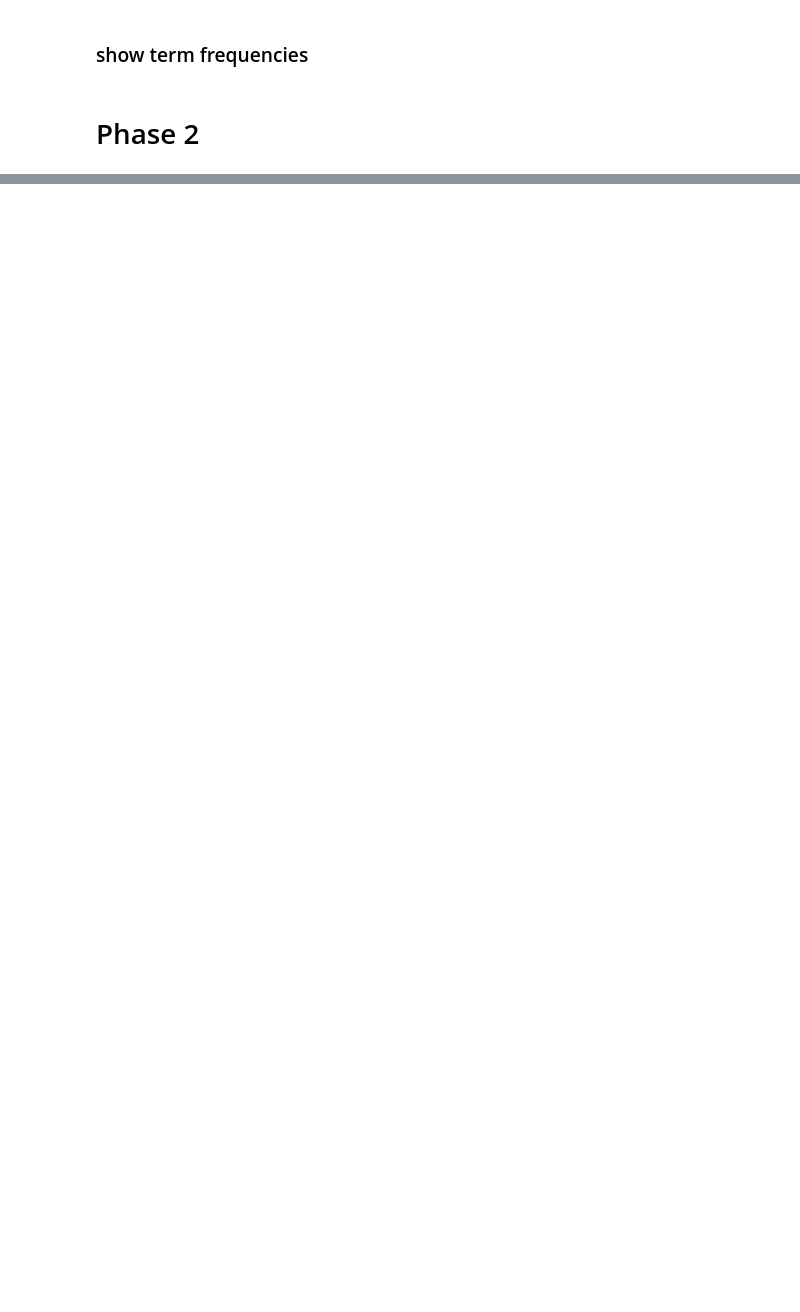
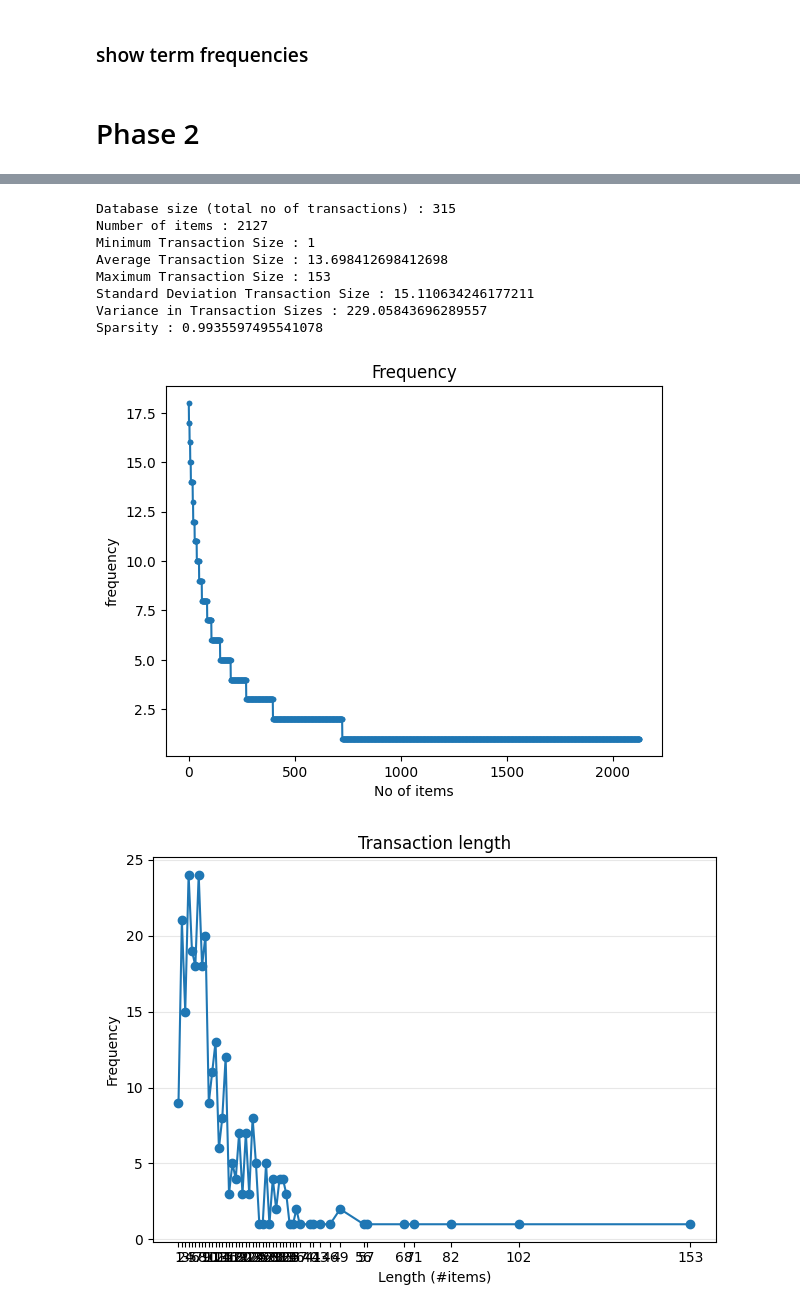
Before and after one commit to nyraa/DM2025-Lab1-Exercise, a Jupyter notebook: DM2025-Lab1-Homework.ipynb, the cells around one changed output, grey strips where cells are left out. Drawn from its saved outputs; the diff is of its cells as text; code cells hidden in the pictures; blank space fills up the shorter version.

```diff
--- a/DM2025-Lab1-Homework.ipynb
+++ b/DM2025-Lab1-Homework.ipynb
@@ -186,5 +180,10 @@ fig.update_layout(
     height=600,
 )
 fig.show()
+# %%
+# encode labels
+from sklearn.preprocessing import LabelEncoder
+le = LabelEncoder()
+X['label_enc'] = le.fit_transform(X['label'])
 # %% [markdown]
 # Phase 2
@@ -192,0 +215,27 @@ fig.show()
+# %%
+def filter_top_bottom_words_by_sum(term_document_df, top_percent=0.05, bottom_percent=0.01):
+    # Calculate the sum of each word across all documents
+    word_sums = term_document_df.sum(axis=0)
+
+    # Sort the words by their total sum
+    sorted_words = word_sums.sort_values()
+
+    # Calculate the number of words to remove
+    total_words = len(sorted_words)
+    top_n = int(top_percent * total_words)
+    bottom_n = int(bottom_percent * total_words)
+
+    # Get the words to remove from the top 5% and bottom 1%
+    words_to_remove = pd.concat([sorted_words.head(bottom_n), sorted_words.tail(top_n)]).index
+    print(f'Bottom {bottom_percent*100}% words: \n{sorted_words.head(bottom_n)}') #Here we print which words correspond to the bottom percentage we filter
+    print(f'Top {top_percent*100}% words: \n{sorted_words.tail(top_n)}') #Here we print which words correspond to the top percentage we filter
+    # Return the DataFrame without the filtered words
+    return term_document_df.drop(columns=words_to_remove)
+
+term_document_dfs = {}
+
+# After exploring the term frequencies, top 2% (almost stop words) and bottom 1% were chosen for removal
+for label in labels:
+    term_document_dfs[label] = filter_top_bottom_words_by_sum(filt_term_document_dfs[label],
+                                                              top_percent=0.03,
+                                                              bottom_percent=0.00)
@@ -192,0 +260,24 @@ fig.show()
+# %%
+from PAMI.extras.convert.DF2DB import DF2DB
+
+for label in labels:
+    obj = DF2DB(term_document_dfs[label])
+    obj.convert2TransactionalDatabase(f'td_{label}_reddit.csv', '>=', 1)
+# %%
+from PAMI.extras.dbStats import TransactionalDatabase as tds
+for label in labels:
+    obj = tds.TransactionalDatabase(f'td_{label}_reddit.csv')
+    obj.run()
+    obj.printStats()
+    obj.plotGraphs()
+# %% [output]
+Database size (total no of transactions) : 315
+Number of items : 2127
+Minimum Transaction Size : 1
+Average Transaction Size : 13.698412698412698
+Maximum Transaction Size : 153
+Standard Deviation Transaction Size : 15.110634246177211
+Variance in Transaction Sizes : 229.05843696289557
+Sparsity : 0.9935597495541078
+[figure, added]
+[figure, added]
```
Also changed, not shown: parts of 26 cells of this notebook.
